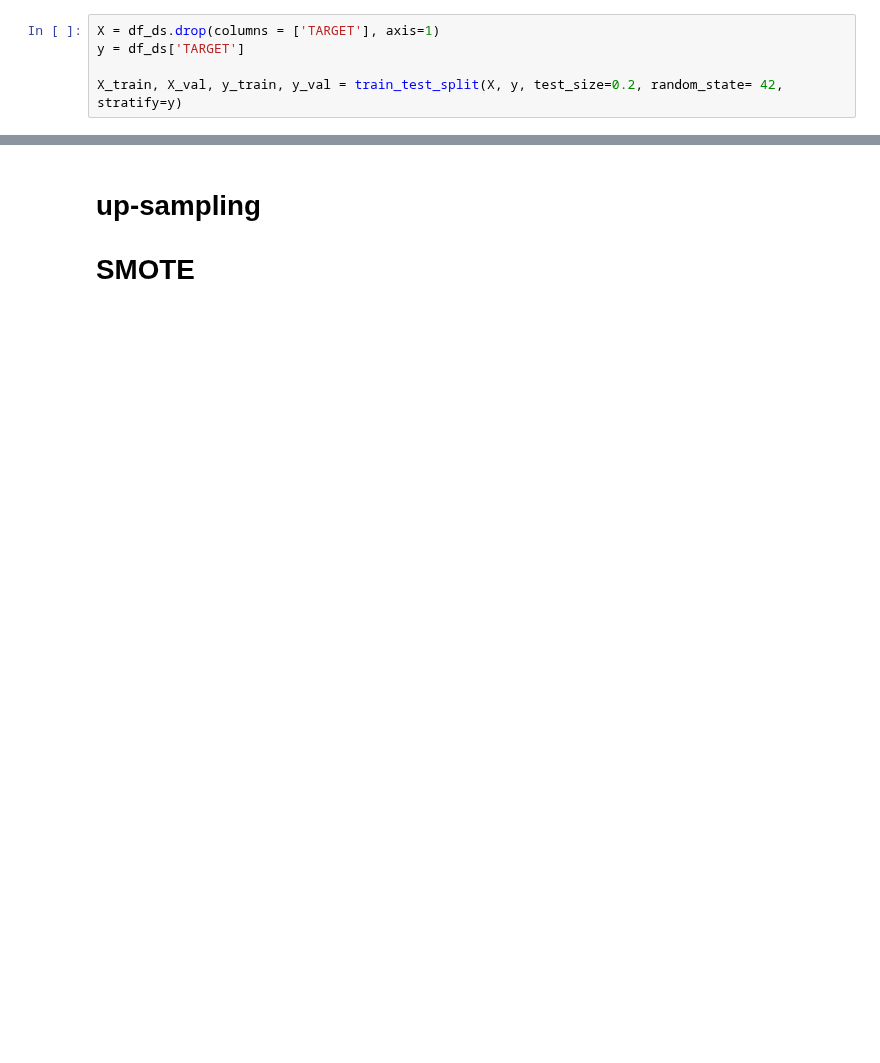
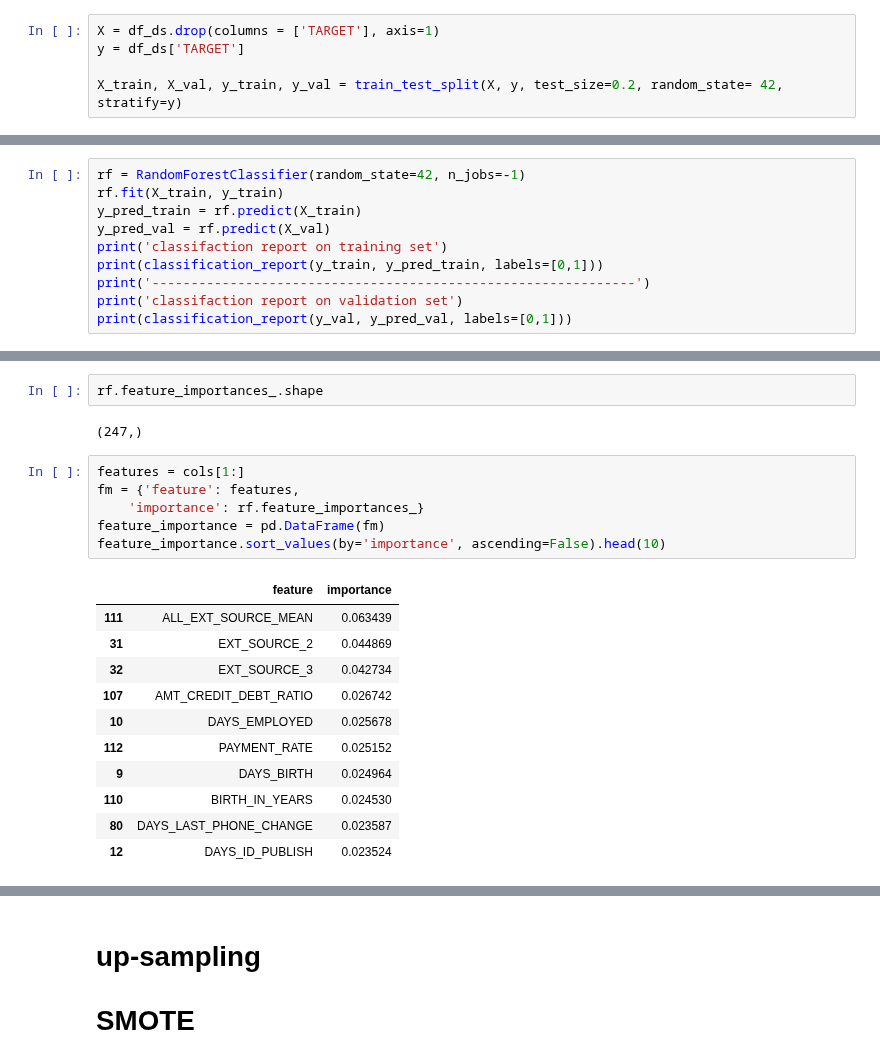
Before and after one commit to DSEI21000-S21/project-home-credit, a Jupyter notebook: experiments/eyob/model.ipynb, the cells around one changed output, grey strips where cells are left out. Drawn from its saved outputs; the diff is of its cells as text; blank space fills up the shorter version.

```diff
--- a/experiments/eyob/model.ipynb
+++ b/experiments/eyob/model.ipynb
@@ -137,0 +179,10 @@ rf = RandomForestClassifier
+# %%
+rf = RandomForestClassifier(random_state=42, n_jobs=-1)
+rf.fit(X_train, y_train)
+y_pred_train = rf.predict(X_train)
+y_pred_val = rf.predict(X_val)
+print('classifaction report on training set')
+print(classification_report(y_train, y_pred_train, labels=[0,1]))
+print('--------------------------------------------------------------')
+print('classifaction report on validation set')
+print(classification_report(y_val, y_pred_val, labels=[0,1]))
@@ -137,0 +210,22 @@ rf = RandomForestClassifier
+# %%
+rf.feature_importances_.shape
+# %% [output]
+(247,)
+# %%
+features = cols[1:]
+fm = {'feature': features,
+    'importance': rf.feature_importances_}
+feature_importance = pd.DataFrame(fm)
+feature_importance.sort_values(by='importance', ascending=False).head(10)
+# %% [output]
+|  | feature | importance |
+| 111 | ALL_EXT_SOURCE_MEAN | 0.063439 |
+| 31 | EXT_SOURCE_2 | 0.044869 |
+| 32 | EXT_SOURCE_3 | 0.042734 |
+| 107 | AMT_CREDIT_DEBT_RATIO | 0.026742 |
+| 10 | DAYS_EMPLOYED | 0.025678 |
+| 112 | PAYMENT_RATE | 0.025152 |
+| 9 | DAYS_BIRTH | 0.024964 |
+| 110 | BIRTH_IN_YEARS | 0.024530 |
+| 80 | DAYS_LAST_PHONE_CHANGE | 0.023587 |
+| 12 | DAYS_ID_PUBLISH | 0.023524 |
```
Also changed, not shown: parts of 14 cells of this notebook.
